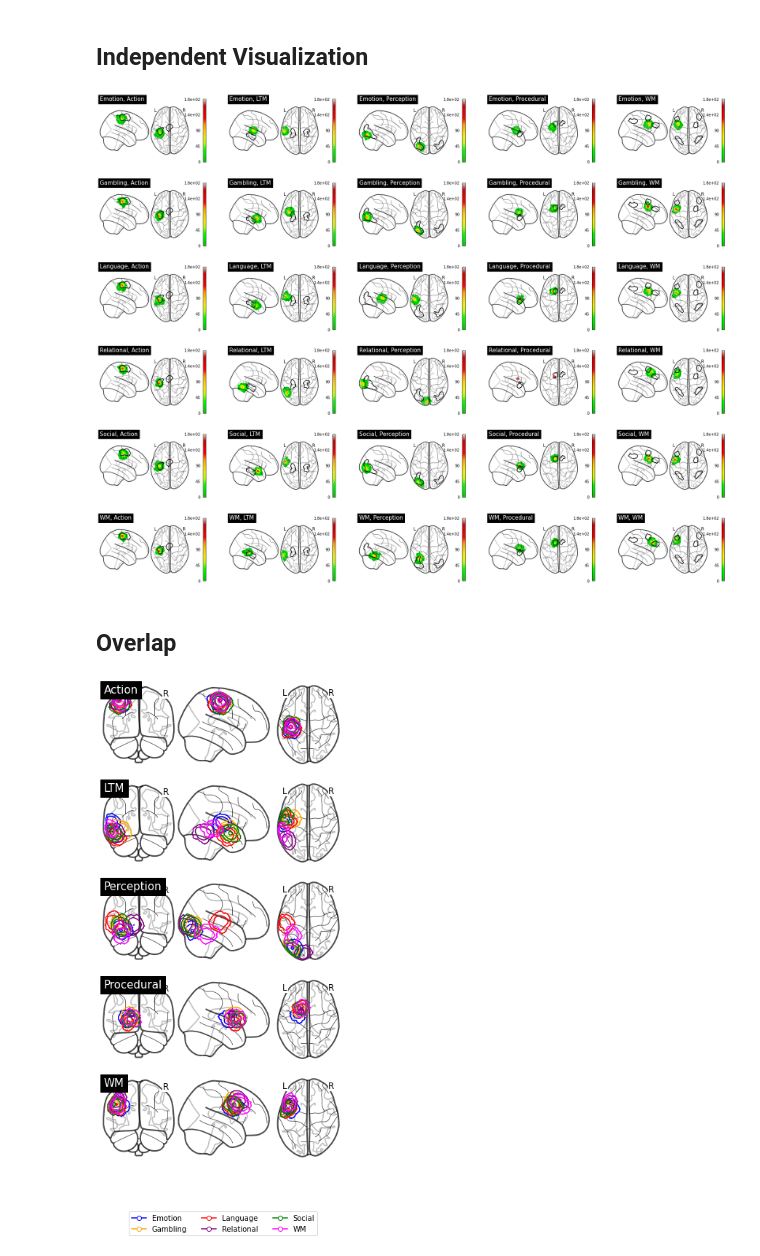
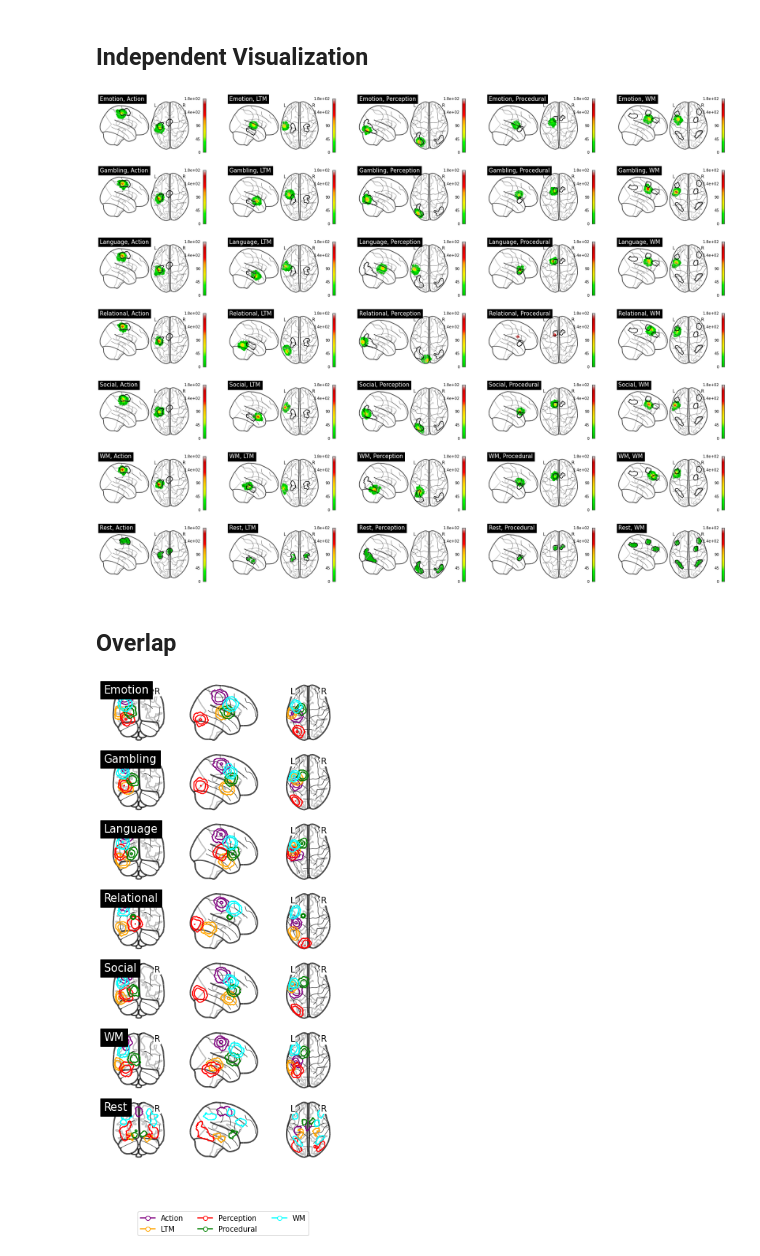
Before and after one commit to UWCCDL/CMC-DCM, a Jupyter notebook: tfMRI/vois/task_vois_HH.ipynb, the cells around one changed output. Saved outputs shown, nothing was run; the diff lists cells and outputs as text; code cells hidden in the pictures.

```diff
--- a/tfMRI/vois/task_vois_HH.ipynb
+++ b/tfMRI/vois/task_vois_HH.ipynb
@@ -5,8 +5,8 @@ import matplotlib.pyplot as plt
 # %%
 voiscolors = ["purple", "orange", "red", "green", "aqua"]
 vois = ["Action", "LTM", "Perception", "Procedural", "WM"]
-taskcolors = ["blue", "orange", "red", "purple", "green", "magenta"]
-tasks = ["Emotion", "Gambling", "Language", "Relational", "Social", "WM"]
+taskcolors = ["blue", "orange", "red", "purple", "green", "magenta", "aqua"]
+tasks = ["Emotion", "Gambling", "Language", "Relational", "Social", "WM", "Rest"]
 # %% [markdown]
 ## Independent Visualization
 # %%
@@ -25,26 +25,27 @@ for iv, voi in enumerate(vois):
 plt.savefig("overlaps_across_tasks_and_vois.png")
 plt.show()
 # %% [output]
-[figure, old version]
+[figure, new version]
 # %% [markdown]
 ## Overlap
 # %%
 from matplotlib.lines import Line2D
-fig, axs = plt.subplots(len(vois), 1, figsize=(6, 12))
-v_i = 0
-for voi, vcolor in zip(vois, voiscolors):
-    d=nip.plot_glass_brain(None, title=voi, axes=axs[v_i])
-    for task, tcolor in zip(tasks, taskcolors):
+fig, axs = plt.subplots(len(tasks), 1, figsize=(6, 12))
+t_i = 0
+for task, tcolor in zip(tasks, taskcolors):
+    d=nip.plot_glass_brain(None, title=task, axes=axs[t_i])
+    for voi, vcolor in zip(vois, voiscolors):
         d.add_contours("%s/VOI_%s_mask_sum.nii" % (task, voi),
-                       levels=[0, 10, 100], colors=tcolor)
-    v_i = v_i + 1
+                       levels=[0, 10, 100], colors=vcolor)
+    t_i = t_i + 1
     #plt.savefig("overlap_across_tasks_%s.png" % (voi,), figsize=(7,3))
     #nip.show()
 
-handles = [Line2D([0], [0], marker='o', markerfacecolor='w', color=x, markersize=6) for x in taskcolors]
 
-fig.legend(handles, tasks, loc="lower center", ncol=3)
-plt.savefig("overlap_across_tasks.png")
+handles = [Line2D([0], [0], marker='o', markerfacecolor='w', color=x, markersize=6) for x in voiscolors]
+
+fig.legend(handles, vois, loc="lower center", ncol=3)
+plt.savefig("voi_overlap_across_tasks_HH.png")
 plt.show()
 # %% [output]
-[figure, old version]
+[figure, new version]
```
